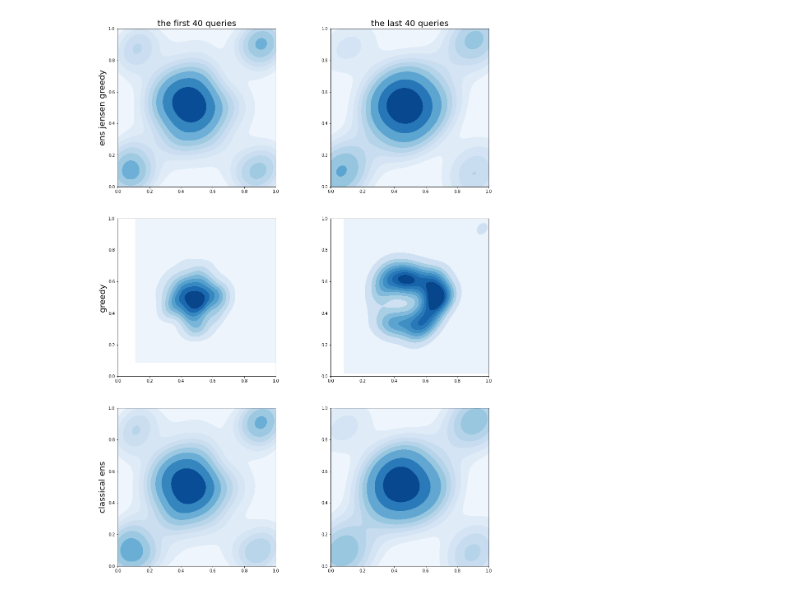
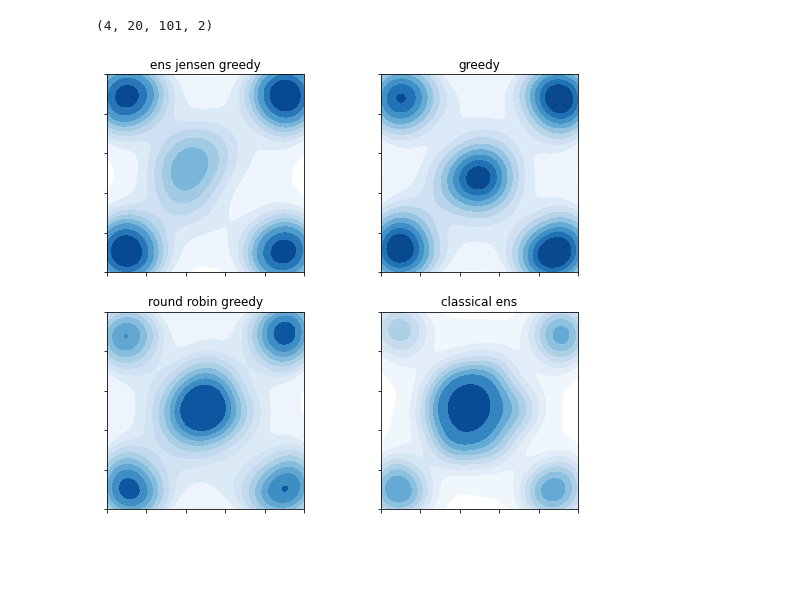
Before and after one commit to KrisNguyen135/diverse_as, a Jupyter notebook: notebooks/Square/KDE for multiple instances.ipynb, the cells around one changed output. Cells and saved outputs as stored; diff of their text form; code cells hidden in the pictures; blank space fills up the shorter version.

```diff
--- a/notebooks/Square/KDE for multiple instances.ipynb
+++ b/notebooks/Square/KDE for multiple instances.ipynb
@@ -13,14 +14,14 @@ import seaborn as sns
 policies = [
     'ens jensen greedy',
     'greedy',
-    # 'round robin greedy',
+    'round robin greedy',
     'classical ens'
 ]
 
 n_exps = 20
-n_classes = 2
+n_classes = 6
 init_size = 1
-budget = 50
+budget = 100
 
 group_size = n_classes - 1
 
@@ -43,33 +44,34 @@ for p_ind, policy in enumerate(policies):
         queried_xs[p_ind, i, :, :] = xs[queries, :]
 
 assert np.all(queried_xs != -1)
-# %%
-cutoff = 40
-
-fig, ax = plt.subplots(len(policies), 2, figsize=(17, 8 * len(policies)))
-
-for p_ind, policy in enumerate(policies):
-    sns.kdeplot(
-        x=queried_xs[p_ind, :, :cutoff, 0].flatten(),
-        y=queried_xs[p_ind, :, :cutoff, 1].flatten(),
-        ax=ax[p_ind, 0], fill=True, cmap='Blues', thresh=0
-    )
-    ax[p_ind, 0].set_xlim(0, 1)
-    ax[p_ind, 0].set_ylim(0, 1)
-    ax[p_ind, 0].set_aspect('equal', 'box')
-
-    sns.kdeplot(
-        x=queried_xs[p_ind, :, cutoff:, 0].flatten(),
-        y=queried_xs[p_ind, :, cutoff:, 1].flatten(),
-        ax=ax[p_ind, 1], fill=True, cmap='Blues', thresh=0
-    )
-    ax[p_ind, 1].set_xlim(0, 1)
-    ax[p_ind, 1].set_ylim(0, 1)
-    ax[p_ind, 1].set_aspect('equal', 'box')
-
-    ax[p_ind, 0].set_ylabel(policy, fontsize=20)
-
-ax[0, 0].set_title(f'the first {cutoff} queries', fontsize=20)
-ax[0, 1].set_title(f'the last {cutoff} queries', fontsize=20);
-# %% [output]
-[figure, removed]
+# %%
+queried_xs.shape
+# %% [output]
+(4, 20, 101, 2)
+# %%
+num_rows = len(policies) // 2
+if len(policies) % 2 != 0:
+    num_rows + 1
+fig, ax = plt.subplots(num_rows, 2, figsize=(9, 4 * num_rows))
+
+for p_ind, policy in enumerate(policies):
+    tmp_ax = ax[p_ind // 2][p_ind % 2]
+
+    sns.kdeplot(
+        x=queried_xs[p_ind, :, :, 0].flatten(),
+        y=queried_xs[p_ind, :, :, 1].flatten(),
+        ax=tmp_ax,
+        fill=True,
+        cmap="Blues"
+    )
+
+    tmp_ax.set_xlim(0, 1)
+    tmp_ax.set_ylim(0, 1)
+    tmp_ax.set_xticklabels([])
+    tmp_ax.set_yticklabels([])
+    tmp_ax.set_aspect('equal', 'box')
+    tmp_ax.set_title(policy)
+
+plt.show()
+# %% [output]
+[figure, added]
```
Also changed, not shown: parts of 2 cells of this notebook, 9 other files.
